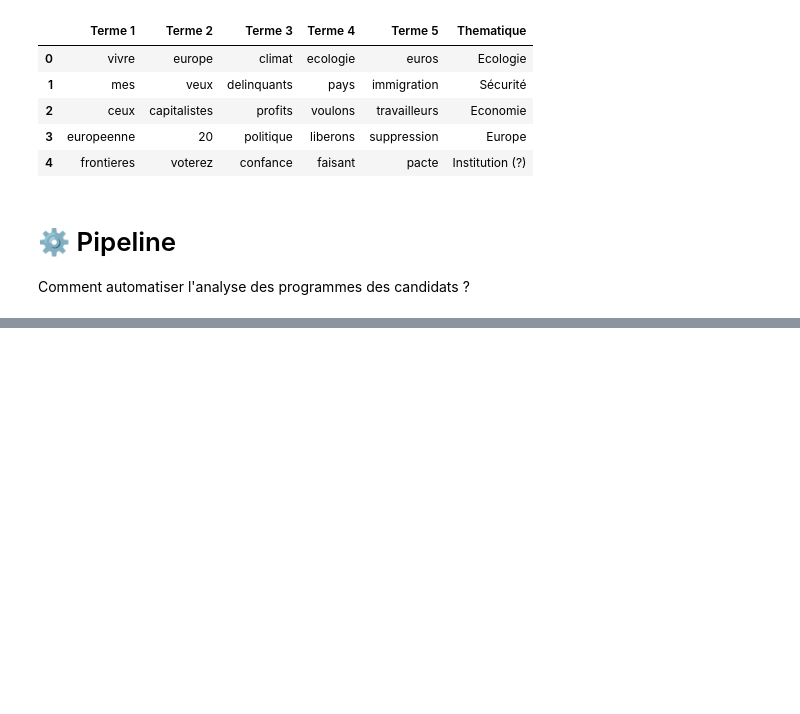
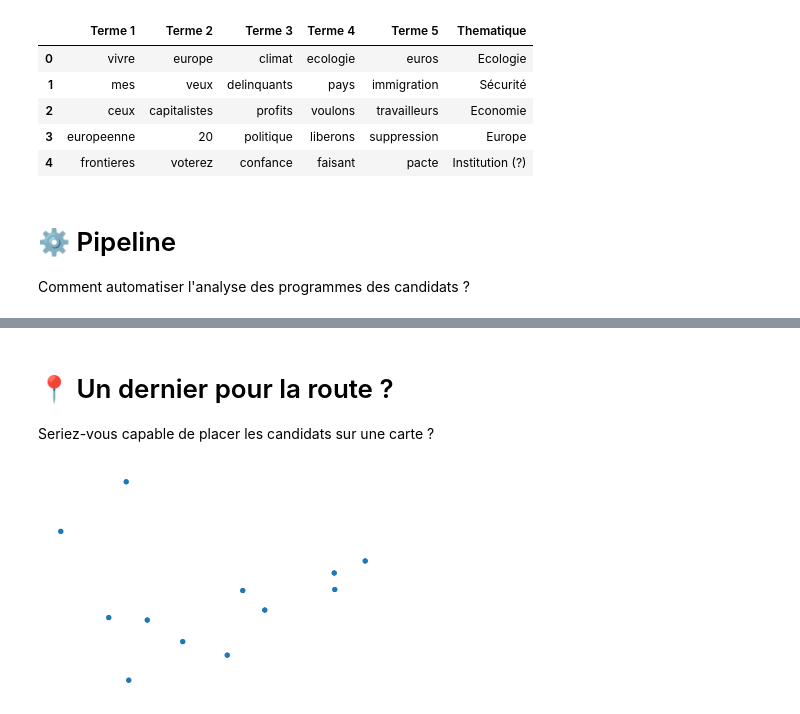
Before and after one commit to rclement/presidentielle-2022-nlp, a Jupyter notebook: slides.ipynb, the cells around one changed output, grey strips where cells are left out. Saved outputs shown, nothing was run; the diff lists cells and outputs as text; code cells hidden in the pictures; blank space fills up the shorter version.

```diff
--- a/slides.ipynb
+++ b/slides.ipynb
@@ -60,6 +60,10 @@ nearest_neighbors = np.array(
 )
 # %%
 nmf = NMF(n_components=5, init="nndsvda").fit(vec_program.toarray())
+# %%
+pca = PCA(n_components=2)
+pca_program = pca.fit_transform(vec_program.toarray())
+df_pca_program = pd.DataFrame(pca_program).reset_index()
 # %% [markdown]
 # 🗳️ Natural Language of Politics
 
@@ -288,0 +304,9 @@ Comment automatiser l'analyse des programmes des candidats ?
+# %% [markdown]
+# 📍 Un dernier pour la route ?
+
+Seriez-vous capable de placer les candidats sur une carte ?
+# %%
+ax = df_pca_program.plot.scatter(x=0, y=1)
+_ = ax.axis("off")
+# %% [output]
+[figure, added]
```
Also changed, not shown: parts of 19 cells of this notebook, 2 other files.
